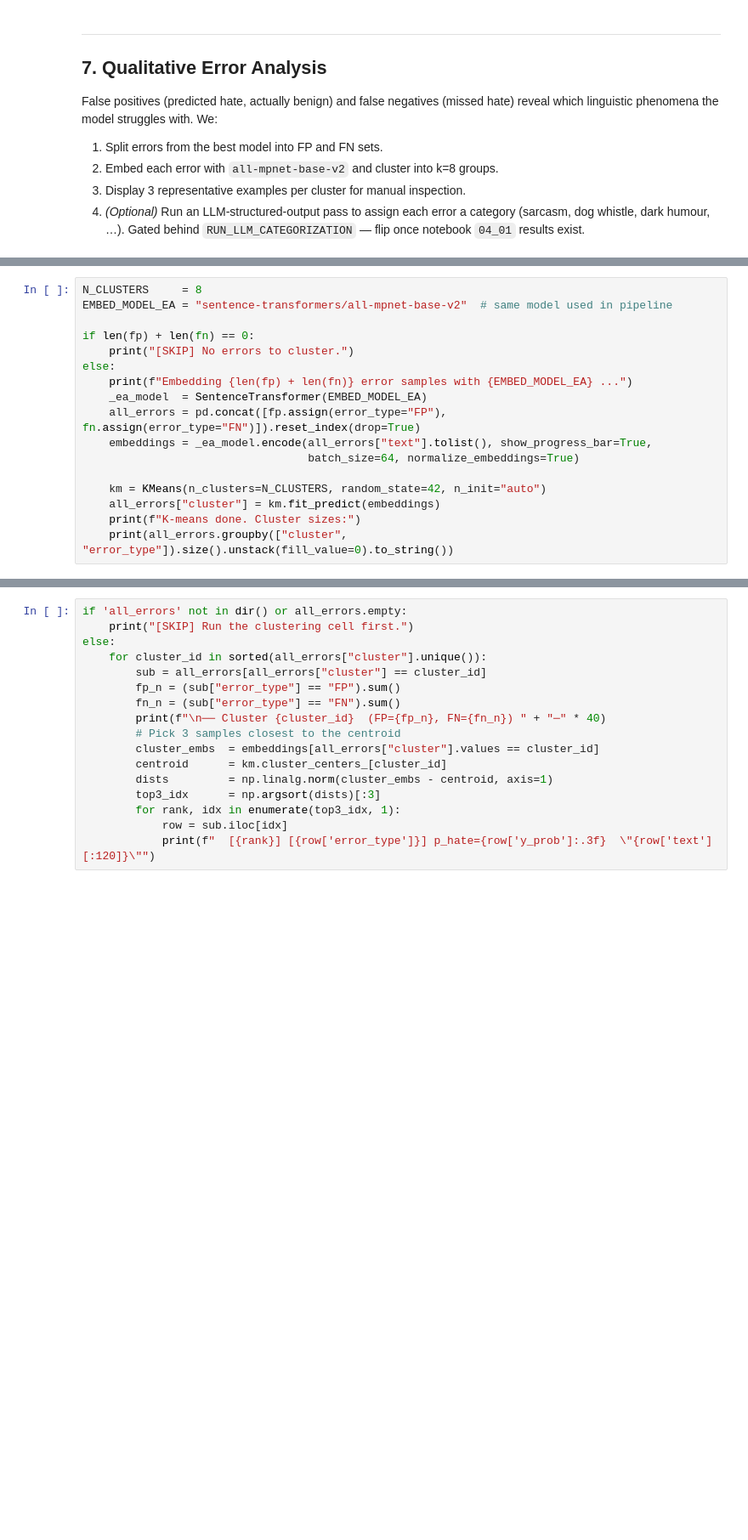
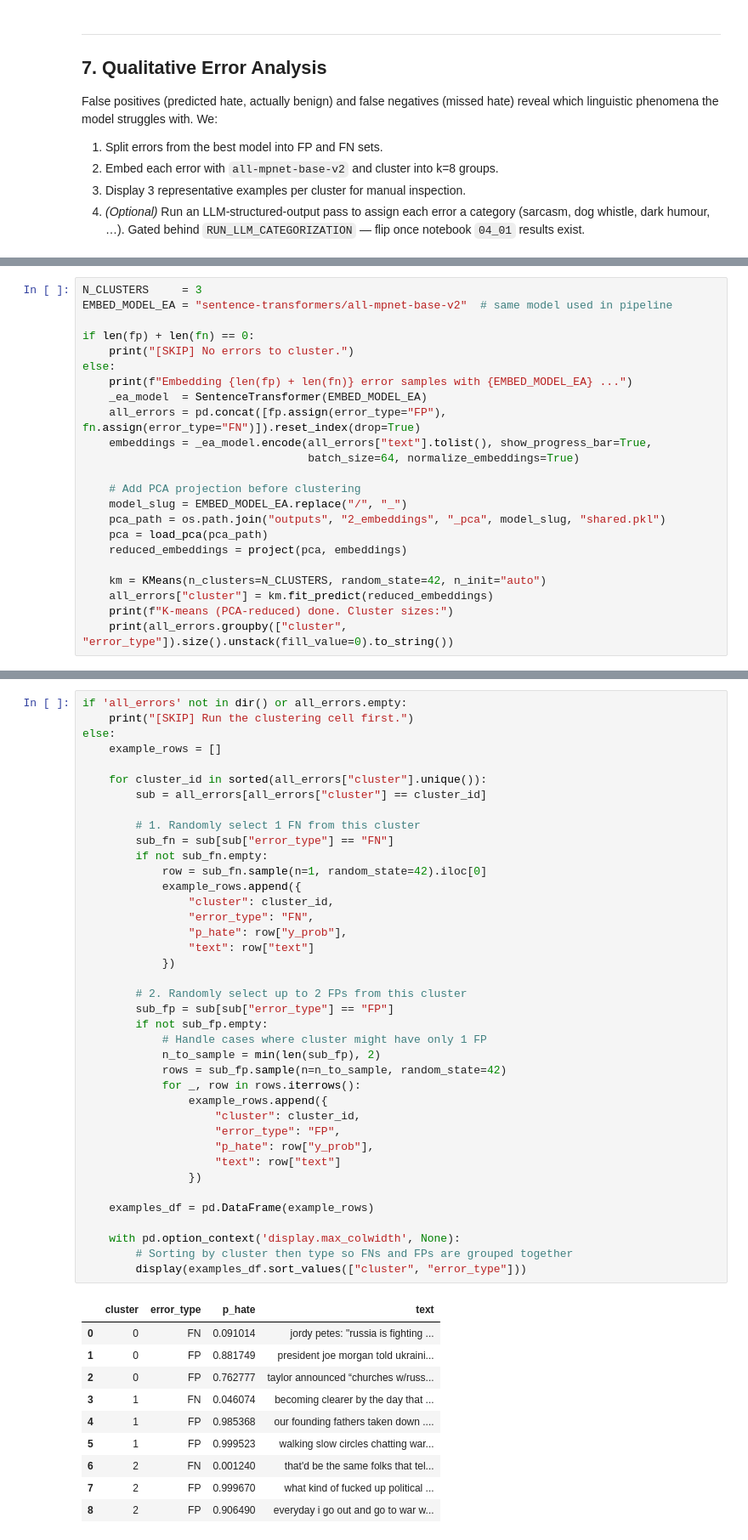
Before and after one commit to alex-dias/modernbert-hs, a Jupyter notebook: notebooks/05_analysis.ipynb, the cells around one changed output, grey strips where cells are left out. Shown at 85% size. Cells and saved outputs as stored; diff of their text form; blank space fills up the shorter version.

```diff
--- a/notebooks/05_analysis.ipynb
+++ b/notebooks/05_analysis.ipynb
@@ -724,5 +883,5 @@ print(f"False Negatives (predicted no_hate, actual hate) : {len(fn)}")
 # %%
-N_CLUSTERS     = 8
+N_CLUSTERS     = 3
 EMBED_MODEL_EA = "sentence-transformers/all-mpnet-base-v2"  # same model used in pipeline
 
 if len(fp) + len(fn) == 0:
@@ -734,7 +893,13 @@ else:
     embeddings = _ea_model.encode(all_errors["text"].tolist(), show_progress_bar=True,
                                   batch_size=64, normalize_embeddings=True)
 
+    # Add PCA projection before clustering
+    model_slug = EMBED_MODEL_EA.replace("/", "_")
+    pca_path = os.path.join("outputs", "2_embeddings", "_pca", model_slug, "shared.pkl")
+    pca = load_pca(pca_path)
+    reduced_embeddings = project(pca, embeddings)
+
     km = KMeans(n_clusters=N_CLUSTERS, random_state=42, n_init="auto")
-    all_errors["cluster"] = km.fit_predict(embeddings)
-    print(f"K-means done. Cluster sizes:")
+    all_errors["cluster"] = km.fit_predict(reduced_embeddings)
+    print(f"K-means (PCA-reduced) done. Cluster sizes:")
     print(all_errors.groupby(["cluster", "error_type"]).size().unstack(fill_value=0).to_string())
@@ -741,17 +933,50 @@ else:
 # %%
 if 'all_errors' not in dir() or all_errors.empty:
     print("[SKIP] Run the clustering cell first.")
 else:
+    example_rows = []
+
     for cluster_id in sorted(all_errors["cluster"].unique()):
         sub = all_errors[all_errors["cluster"] == cluster_id]
-        fp_n = (sub["error_type"] == "FP").sum()
-        fn_n = (sub["error_type"] == "FN").sum()
-        print(f"\n── Cluster {cluster_id}  (FP={fp_n}, FN={fn_n}) " + "─" * 40)
-        # Pick 3 samples closest to the centroid
-        cluster_embs  = embeddings[all_errors["cluster"].values == cluster_id]
-        centroid      = km.cluster_centers_[cluster_id]
-        dists         = np.linalg.norm(cluster_embs - centroid, axis=1)
-        top3_idx      = np.argsort(dists)[:3]
-        for rank, idx in enumerate(top3_idx, 1):
-            row = sub.iloc[idx]
-            print(f"  [{rank}] [{row['error_type']}] p_hate={row['y_prob']:.3f}  \"{row['text'][:120]}\"")
+
+        # 1. Randomly select 1 FN from this cluster
+        sub_fn = sub[sub["error_type"] == "FN"]
+        if not sub_fn.empty:
+            row = sub_fn.sample(n=1, random_state=42).iloc[0]
+            example_rows.append({
+                "cluster": cluster_id,
+                "error_type": "FN",
+                "p_hate": row["y_prob"],
+                "text": row["text"]
+            })
+
+        # 2. Randomly select up to 2 FPs from this cluster
+        sub_fp = sub[sub["error_type"] == "FP"]
+        if not sub_fp.empty:
+            # Handle cases where cluster might have only 1 FP
+            n_to_sample = min(len(sub_fp), 2)
+            rows = sub_fp.sample(n=n_to_sample, random_state=42)
+            for _, row in rows.iterrows():
+                example_rows.append({
+                    "cluster": cluster_id,
+                    "error_type": "FP",
+                    "p_hate": row["y_prob"],
+                    "text": row["text"]
+                })
+
+    examples_df = pd.DataFrame(example_rows)
+
+    with pd.option_context('display.max_colwidth', None):
+        # Sorting by cluster then type so FNs and FPs are grouped together
+        display(examples_df.sort_values(["cluster", "error_type"]))
+# %% [output]
+|  | cluster | error_type | p_hate | text |
+| 0 | 0 | FN | 0.091014 | jordy petes: "russia is fighting ... |
+| 1 | 0 | FP | 0.881749 | president joe morgan told ukraini... |
+| 2 | 0 | FP | 0.762777 | taylor announced “churches w/russ... |
+| 3 | 1 | FN | 0.046074 | becoming clearer by the day that ... |
+| 4 | 1 | FP | 0.985368 | our founding fathers taken down .... |
+| 5 | 1 | FP | 0.999523 | walking slow circles chatting war... |
+| 6 | 2 | FN | 0.001240 | that'd be the same folks that tel... |
+| 7 | 2 | FP | 0.999670 | what kind of fucked up political ... |
+| 8 | 2 | FP | 0.906490 | everyday i go out and go to war w... |
```
Also changed, not shown: parts of 20 cells of this notebook, 3 other files.
